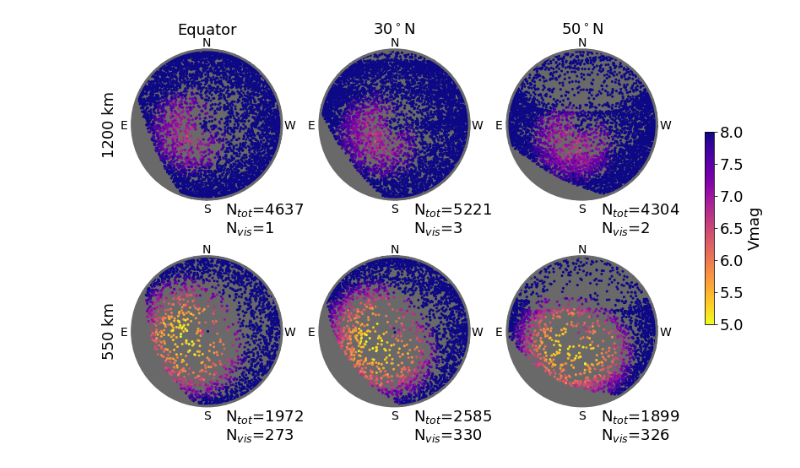
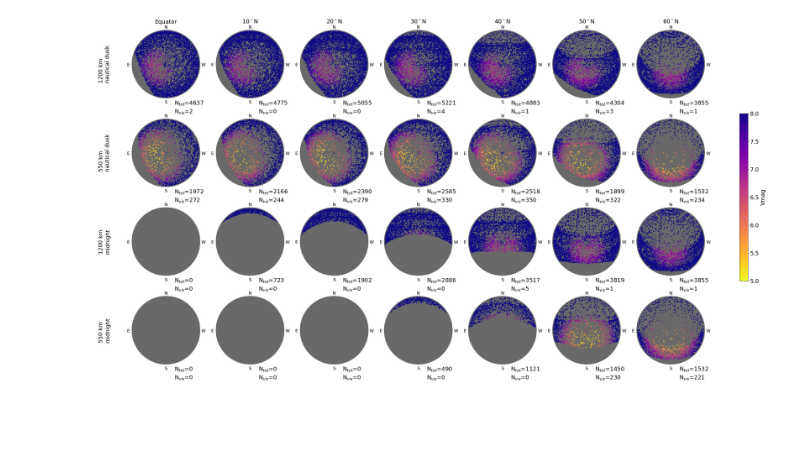
Before and after one commit to hannorein/megaconstellations, a Jupyter notebook: paper/figure3.ipynb, the cells around one changed output. Drawn from its saved outputs; the diff is of its cells as text; code cells hidden in the pictures; blank space fills up the shorter version.

```diff
--- a/paper/figure3.ipynb
+++ b/paper/figure3.ipynb
@@ -26,64 +26,62 @@ sims550 = mega.get_simulations(constellations_550)
 # %%
-fig, axs = plt.subplots(2,3,figsize=(11,7), constrained_layout=True, squeeze=False)
+latitudes = [0,10,20,30,40,50,60]
+fig, axs = plt.subplots(4,len(latitudes),figsize=(30,16), constrained_layout=True, squeeze=False)
 month=3
 v_lim=[5, 8]
 # astronomical twilight: between 12 and 18 degrees
-latitudes = [0,30,50]
+
 for i, sims in enumerate([sims1200, sims550]):
     for j, latitude in enumerate(latitudes):
         lon = mega.length_of_night(month=month, latitude=latitude, p=12)
-        hour = -lon/2.
-        #hour=-3
-        xy, mag = mega.get_stereographic_data(sims, latitude=latitude, month=month, hour=hour, airmassCoeff=0.2, randomCoeff=0.2)
+        hours = [-lon/2.,0.]
+        for k, hour in enumerate(hours):
+            xy, mag = mega.get_stereographic_data(sims, latitude=latitude, month=month, hour=hour, airmassCoeff=0.2, randomCoeff=0.2)
 
-        ax = axs[i][j]
-        ax.set_aspect("equal")
-        r_lim = 1.02
-        ax.set_xlim(-r_lim,r_lim)
-        ax.set_ylim(-r_lim,r_lim)
+            ax = axs[i+k*2][j]
+            ax.set_aspect("equal")
+            r_lim = 1.02
+            ax.set_xlim(-r_lim,r_lim)
+            ax.set_ylim(-r_lim,r_lim)
 
-        # hide axes
-        ax.get_xaxis().set_ticks([])
-        ax.get_yaxis().set_ticks([])
-        for s in ax.spines:
-            ax.spines[s].set_visible(False)
-        if j==0: #time labels
-            if i==0:
-                ax.text(-1.4,0,"1200 km",verticalalignment='center',rotation='vertical',fontsize=18)
-            elif i==1:
-                ax.text(-1.4,0,"550 km",verticalalignment='center',rotation='vertical',fontsize=18)
-        if i==0: #season labels
-            if latitude==0.:
-                ax.text(0,1.2,"Equator",horizontalalignment='center',fontsize=18)
-            else:
-                ax.text(0,1.2,"%d$^\circ$N"%latitude,horizontalalignment='center',fontsize=18)
-
-        if i!=1 and hour==0:
-            ax.text(0,0,"N/A",fontsize=18)
-            continue
+            # hide axes
+            ax.get_xaxis().set_ticks([])
+            ax.get_yaxis().set_ticks([])
+            for s in ax.spines:
+                ax.spines[s].set_visible(False)
+            if j==0:
+                if i==0:
+                    label = "1200 km"
+                elif i==1:
+                    label = "550 km"
+                if hour==0:
+                    label += "\nmidnight"
+                else:
+                    label += "\nnautical dusk"
+                ax.text(-2.0,0,label,verticalalignment='center',rotation='vertical',fontsize=18)
+            if i==0 and k==0:
+                if latitude==0.:
+                    ax.text(0,1.2,"Equator",horizontalalignment='center',fontsize=18)
+                else:
+                    ax.text(0,1.2,"%d$^\circ$N"%latitude,horizontalalignment='center',fontsize=18)
 
 
+            # setup labels
+            r_labels = 1.11
+            for k, d in enumerate(["N","W","S","E"]):
+                ax.text(r_labels*np.sin(k*np.pi/2.),r_labels*np.cos(k*np.pi/2.)-0.02, d, ha="center", va="center",fontsize=14)
+            ax.text(0.25,-1.2,"N$_{tot}$=%d"%len(xy),fontsize=18)
+            ax.text(0.25,-1.45,"N$_{vis}$=%d"%len(xy[mag<6.5]),fontsize=18)
 
-        # setup labels
-        r_labels = 1.11
-        for k, d in enumerate(["N","W","S","E"]):
-            ax.text(r_labels*np.sin(k*np.pi/2.),r_labels*np.cos(k*np.pi/2.)-0.02, d, ha="center", va="center",fontsize=14)
-        ax.text(0.25,-1.2,"N$_{tot}$=%d"%len(xy),fontsize=18)
-        ax.text(0.25,-1.45,"N$_{vis}$=%d"%len(xy[mag<6.5]),fontsize=18)
+            # background
+            ax.add_collection(PatchCollection([plt.Circle((0, 0), 1)], zorder=-10, color="dimgray"))
+            ax.add_collection(PatchCollection([plt.Circle((0, 0), 1)], zorder=3, edgecolor="dimgray", facecolor="none", lw=3))
 
-        # background
-        ax.add_collection(PatchCollection([plt.Circle((0, 0), 1)], zorder=-10, color="dimgray"))
-        ax.add_collection(PatchCollection([plt.Circle((0, 0), 1)], zorder=3, edgecolor="dimgray", facecolor="none", lw=3))
-
-        # plot
-        im=ax.scatter(xy[:,0],xy[:,1],s=4, c=mag, cmap=cm,vmin=v_lim[0],vmax=v_lim[1])
+            # plot
+            im=ax.scatter(xy[:,0],xy[:,1],s=4, c=mag, cmap=cm,vmin=v_lim[0],vmax=v_lim[1])
 
 cb = fig.colorbar(im,ax=axs,shrink=1./2.)
 cb.set_label(label="Vmag",size=18)
 cb.ax.tick_params(labelsize=18)
-#cb.ax.text(0,8.5,str(int(latitude))+'$^{\circ}$N',fontsize=22,horizontalalignment='left')
-#if filename is not None:
-#    plt.savefig(filename,facecolor='white', transparent=False,dpi=200)
-#    plt.close(fig)
+#plt.savefig("figure3.png",facecolor='white', transparent=False,dpi=200)
 # %% [output]
-[figure, old version]
+[figure, new version]
```
Also changed, not shown: parts of 2 cells of this notebook.
